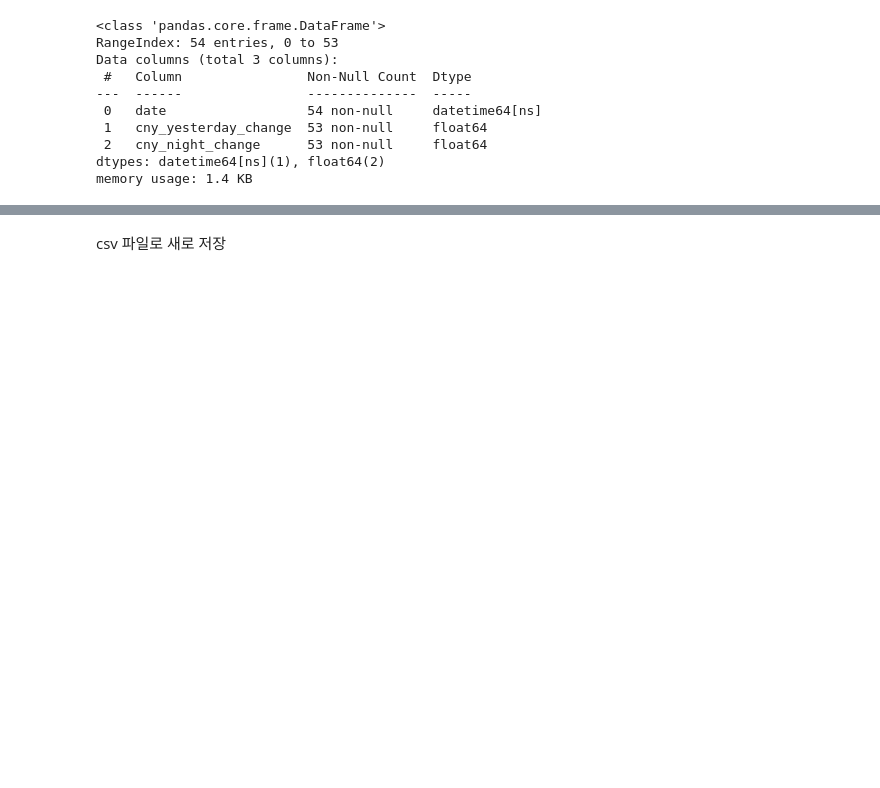
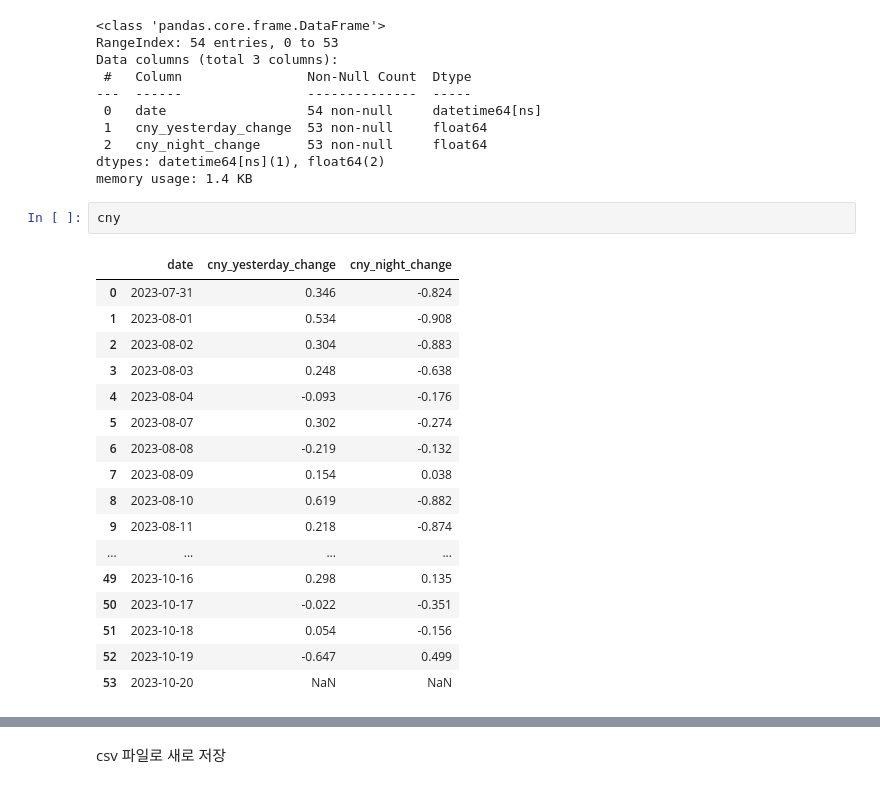
Before and after one commit to 324ysw2/Project1, a Jupyter notebook: mid_code/CNY_KRW_code.ipynb, the cells around one changed output, grey strips where cells are left out. Saved outputs shown, nothing was run; the diff lists cells and outputs as text; blank space fills up the shorter version.

```diff
--- a/mid_code/CNY_KRW_code.ipynb
+++ b/mid_code/CNY_KRW_code.ipynb
@@ -94,3 +104,23 @@ Data columns (total 3 columns):
  2   cny_night_change      53 non-null     float64
 dtypes: datetime64[ns](1), float64(2)
 memory usage: 1.4 KB
+# %%
+cny
+# %% [output]
+|  | date | cny_yesterday_change | cny_night_change |
+| 0 | 2023-07-31 | 0.346 | -0.824 |
+| 1 | 2023-08-01 | 0.534 | -0.908 |
+| 2 | 2023-08-02 | 0.304 | -0.883 |
+| 3 | 2023-08-03 | 0.248 | -0.638 |
+| 4 | 2023-08-04 | -0.093 | -0.176 |
+| 5 | 2023-08-07 | 0.302 | -0.274 |
+| 6 | 2023-08-08 | -0.219 | -0.132 |
+| 7 | 2023-08-09 | 0.154 | 0.038 |
+| 8 | 2023-08-10 | 0.619 | -0.882 |
+| 9 | 2023-08-11 | 0.218 | -0.874 |
+| ... | ... | ... | ... |
+| 49 | 2023-10-16 | 0.298 | 0.135 |
+| 50 | 2023-10-17 | -0.022 | -0.351 |
+| 51 | 2023-10-18 | 0.054 | -0.156 |
+| 52 | 2023-10-19 | -0.647 | 0.499 |
+| 53 | 2023-10-20 | NaN | NaN |
```
Also changed, not shown: parts of 8 cells of this notebook, 17 other files.
